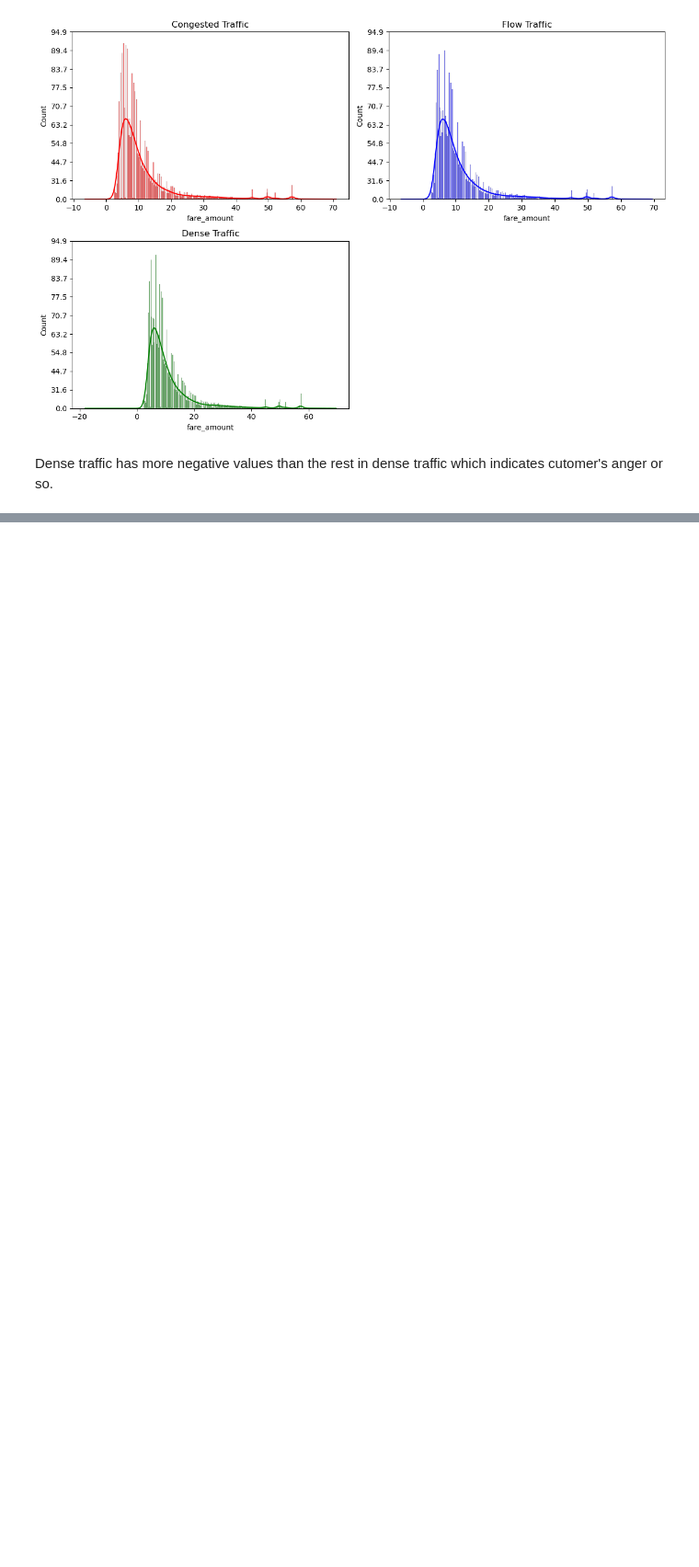
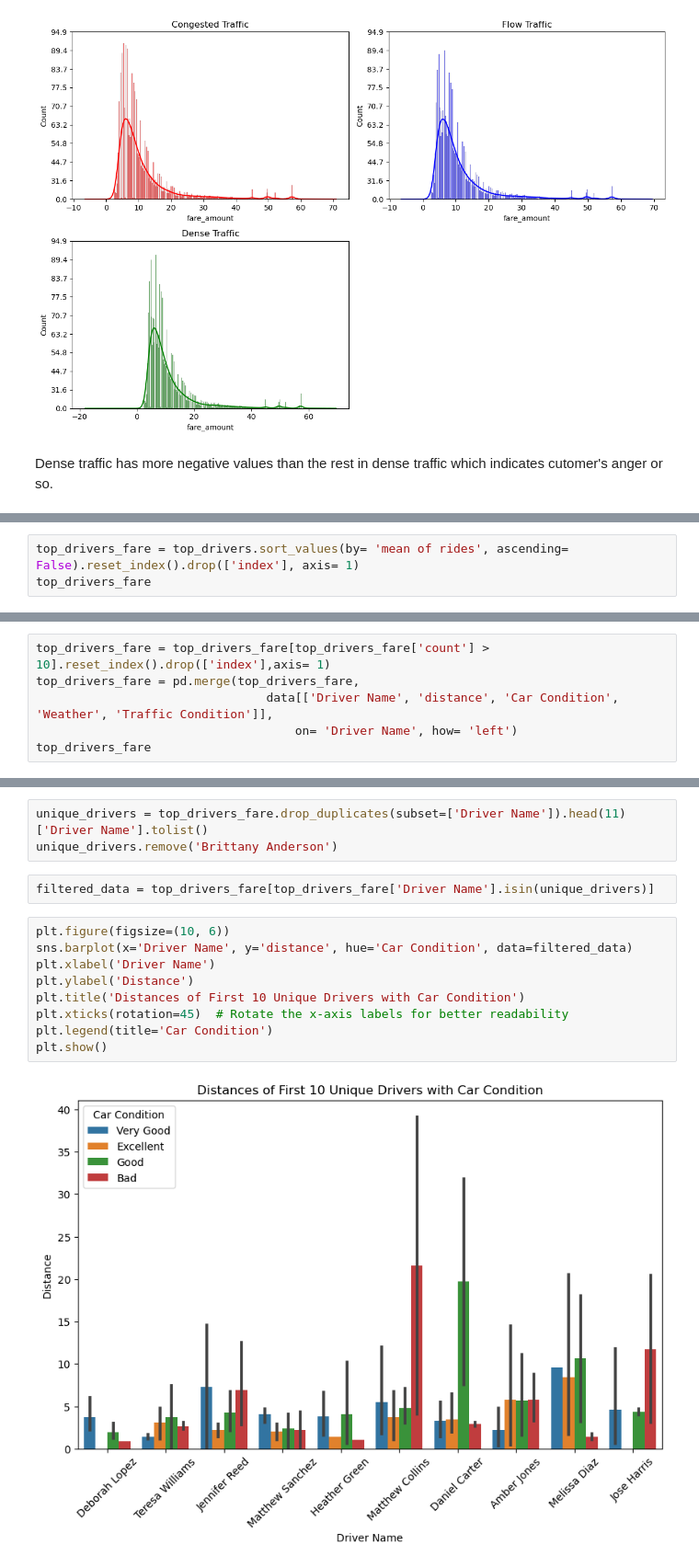
Before and after one commit to zizoisprogramming/Car-travels, a Jupyter notebook: car_travels.ipynb, the cells around one changed output, grey strips where cells are left out. Shown: that part at 92% size. Cells and saved outputs as stored; diff of their text form; blank space fills up the shorter version.

```diff
--- a/car_travels.ipynb
+++ b/car_travels.ipynb
@@ -227,0 +283,3 @@ Dense traffic has more negative values than the rest in dense traffic which indi
+# %%
+top_drivers_fare = top_drivers.sort_values(by= 'mean of rides', ascending= False).reset_index().drop(['index'], axis= 1)
+top_drivers_fare
@@ -227,0 +300,6 @@ Dense traffic has more negative values than the rest in dense traffic which indi
+# %%
+top_drivers_fare = top_drivers_fare[top_drivers_fare['count'] > 10].reset_index().drop(['index'],axis= 1)
+top_drivers_fare = pd.merge(top_drivers_fare,
+                                data[['Driver Name', 'distance', 'Car Condition', 'Weather', 'Traffic Condition']],
+                                    on= 'Driver Name', how= 'left')
+top_drivers_fare
@@ -227,0 +320,16 @@ Dense traffic has more negative values than the rest in dense traffic which indi
+# %%
+unique_drivers = top_drivers_fare.drop_duplicates(subset=['Driver Name']).head(11)['Driver Name'].tolist()
+unique_drivers.remove('Brittany Anderson')
+# %%
+filtered_data = top_drivers_fare[top_drivers_fare['Driver Name'].isin(unique_drivers)]
+# %%
+plt.figure(figsize=(10, 6))
+sns.barplot(x='Driver Name', y='distance', hue='Car Condition', data=filtered_data)
+plt.xlabel('Driver Name')
+plt.ylabel('Distance')
+plt.title('Distances of First 10 Unique Drivers with Car Condition')
+plt.xticks(rotation=45)  # Rotate the x-axis labels for better readability
+plt.legend(title='Car Condition')
+plt.show()
+# %% [output]
+[figure, added]
```
Also changed, not shown: parts of 14 cells of this notebook.
